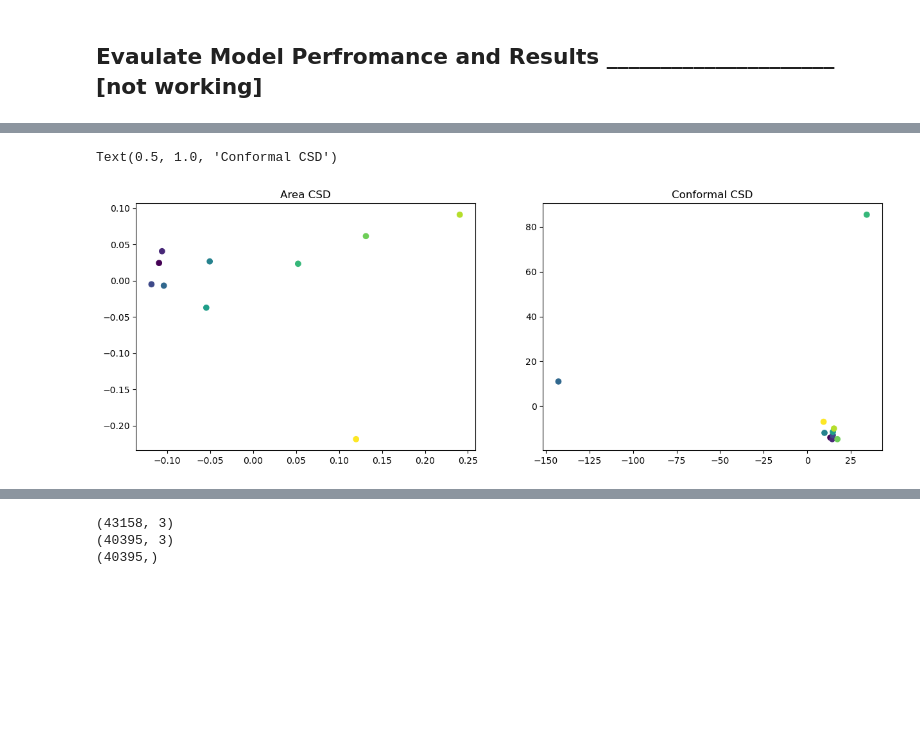
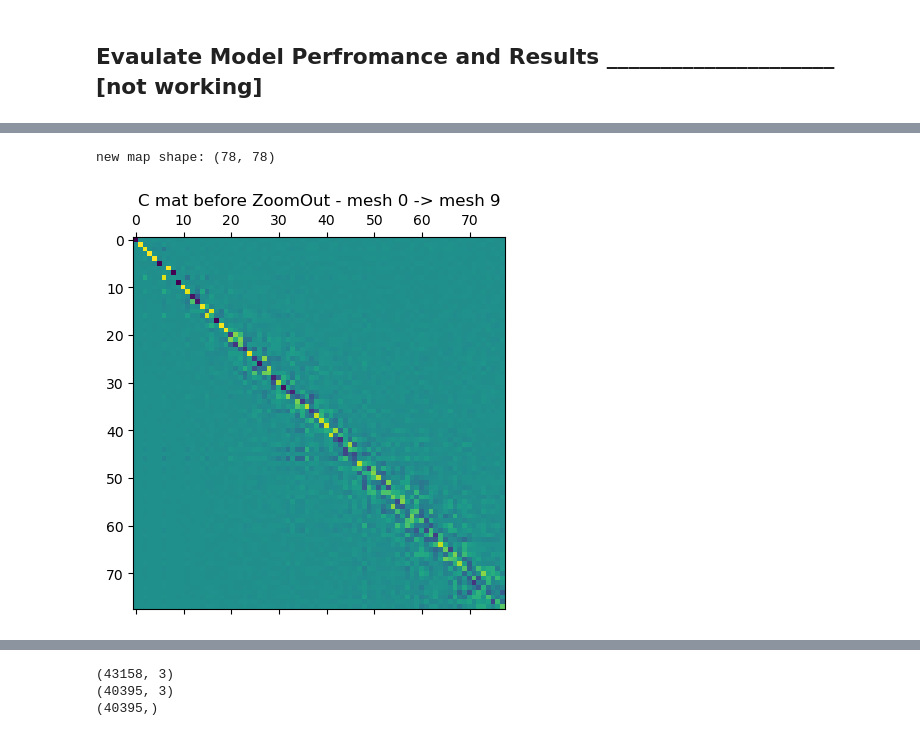
Before and after one commit to Arma1500/capstone2025, a Jupyter notebook: consistent_zoomout/CZ_implementation_new_meshes.ipynb, the cells around one changed output, grey strips where cells are left out. Drawn from its saved outputs; the diff is of its cells as text; code cells hidden in the pictures; blank space fills up the shorter version.

```diff
--- a/consistent_zoomout/CZ_implementation_new_meshes.ipynb
+++ b/consistent_zoomout/CZ_implementation_new_meshes.ipynb
@@ -236,15 +249,15 @@ Computing a 3000-sized subsample for each mesh
 # %%
 import pickle as p
 
-# save
-with open("../fmn_model_MESHES_NEW.pkl", "wb") as f:
-    p.dump(fmn_model, f)
+# # save
+# with open("../../fmn_model_MESHES_NEW.pkl", "wb") as f:
+#     p.dump(fmn_model, f)
 
 # # I might also save the refined maps_dict
 
-# # # load
-# # with open("../fmn_model_CZ.pkl", "rb") as f:
-# #     fmn_model = p.load(f)
+# load
+with open("../../fmn_model_MESHES_NEW.pkl", "rb") as f:
+    fmn_model = p.load(f)
 # %% [markdown]
 ## Evaulate Model Perfromance and Results _____________________ [not working]
 # %%
@@ -276,14 +295,3 @@ Computing 78 CLB eigenvectors...
-# %%
-_, axs = plt.subplots(1, 2, figsize=(15, 5))
-
-axs[0].scatter(emb_red_a[:, 0], emb_red_a[:, 1], c=np.arange(len(emb_red_a)))
-axs[0].set_title('Area CSD')
-
-axs[1].scatter(emb_red_c[:, 0], emb_red_c[:, 1], c=np.arange(len(emb_red_c)))
-axs[1].set_title('Conformal CSD')
-# %% [output]
-Text(0.5, 1.0, 'Conformal CSD')
-[figure, removed]
 # %%
 # Convert Back to PointWise Maps for Visualisation
 fmn_model.compute_p2p()
@@ -311,28 +319,36 @@ double_plot(mesh1, mesh2, cmap_1, cmap_2)
 # %%
 # For Display
 ind_1 = 0
 ind_2 = 9
 
 mesh1, mesh2 = mesh_list[ind_1], mesh_list[ind_2]
 
 new_maps_dict = fmn_model.maps
-map = new_maps_dict[(ind_1, ind_2)]
+n_map = new_maps_dict[(ind_1, ind_2)]
+
+print(f"new map shape: {n_map.shape}")
+
+plt.matshow(n_map)
+plt.title(f"C mat before ZoomOut - mesh {ind_1} -> mesh {ind_2}")
+plt.show()
 
 # mesh1_o3d, mesh2_o3d = mesh_list_o3d[ind_1], mesh_list_o3d[ind_2]
 # verts_o3d = np.asarray(mesh1_o3d.vertices)
 
-p2p_21 = spectral.convert.mesh_FM_to_p2p(map, mesh1, mesh2) # need to look at this function properly
+p2p_21 = spectral.convert.mesh_FM_to_p2p(n_map, mesh1, mesh2) # need to look at this function properly
 
 cmap_1 = visu(mesh1.vertlist)
 cmap_2 = cmap_1[p2p_21]
 double_plot(mesh1, mesh2, cmap_1, cmap_2)
 
 print(mesh1.vertlist.shape)
 print(mesh2.vertlist.shape)
 print(p2p_21.shape)
 # %% [output]
+new map shape: (78, 78)
+[figure, added]
 [interactive output not drawn]
 [interactive output not drawn]
-(43158, 3)
-(40395, 3)
-(40395,)
+(43158, 3)
+(40395, 3)
+(40395,)
```
Also changed, not shown: parts of 3 cells of this notebook.
